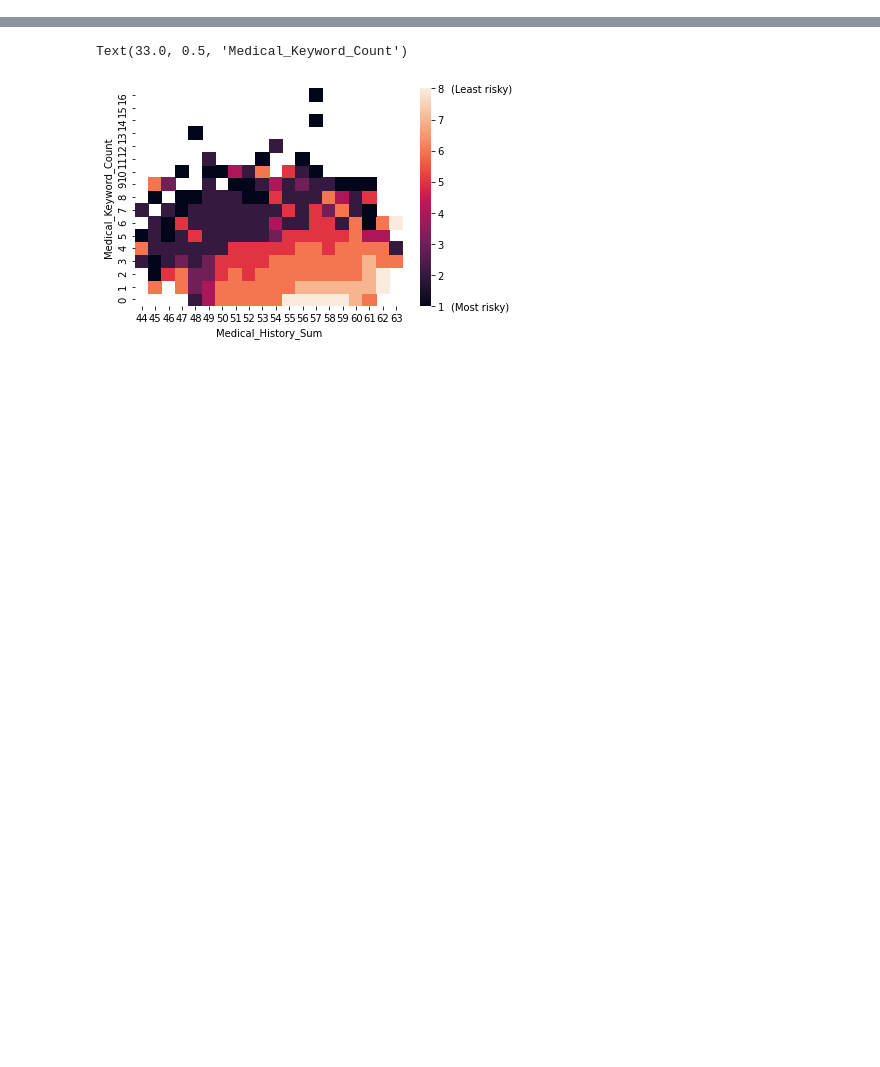
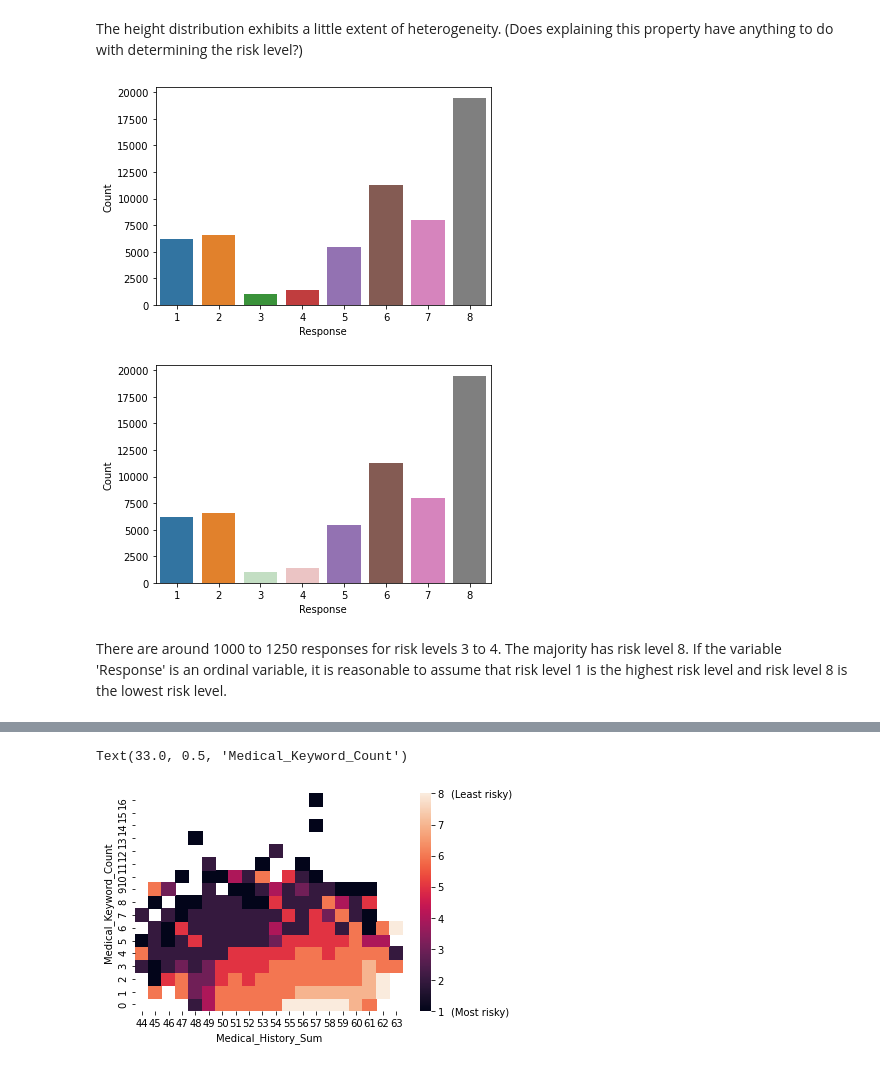
Before and after one commit to m2ng/hangseng-case, a Jupyter notebook: nb/analysis.ipynb, the cells around one changed output, grey strips where cells are left out. Drawn from its saved outputs; the diff is of its cells as text; code cells hidden in the pictures; blank space fills up the shorter version.

```diff
--- a/nb/analysis.ipynb
+++ b/nb/analysis.ipynb
@@ -36,0 +49,23 @@ dummy = ["Medical_Keyword_{}".format(x) for x in range(1, 49)]
+# %% [markdown]
+The height distribution exhibits a little extent of heterogeneity. (Does explaining this property have anything to do with determining the risk level?)
+# %%
+sns.barplot(
+    data=train_df["Response"].value_counts().sort_index().to_frame().reset_index().rename(columns={"index": "Response", "Response": "Count"}),
+    x="Response",
+    y="Count"
+)
+
+plt.show()
+g = sns.barplot(
+    data=train_df["Response"].value_counts().sort_index().to_frame().reset_index().rename(columns={"index": "Response", "Response": "Count"}),
+    x="Response",
+    y="Count"
+)
+
+for g in g.get_children()[2:4]:
+    g.set_alpha(.3)
+# %% [output]
+[figure, added]
+[figure, added]
+# %% [markdown]
+There are around 1000 to 1250 responses for risk levels 3 to 4. The majority has risk level 8. If the variable 'Response' is an ordinal variable, it is reasonable to assume that risk level 1 is the highest risk level and risk level 8 is the lowest risk level.
```
Also changed, not shown: parts of 28 cells of this notebook.
